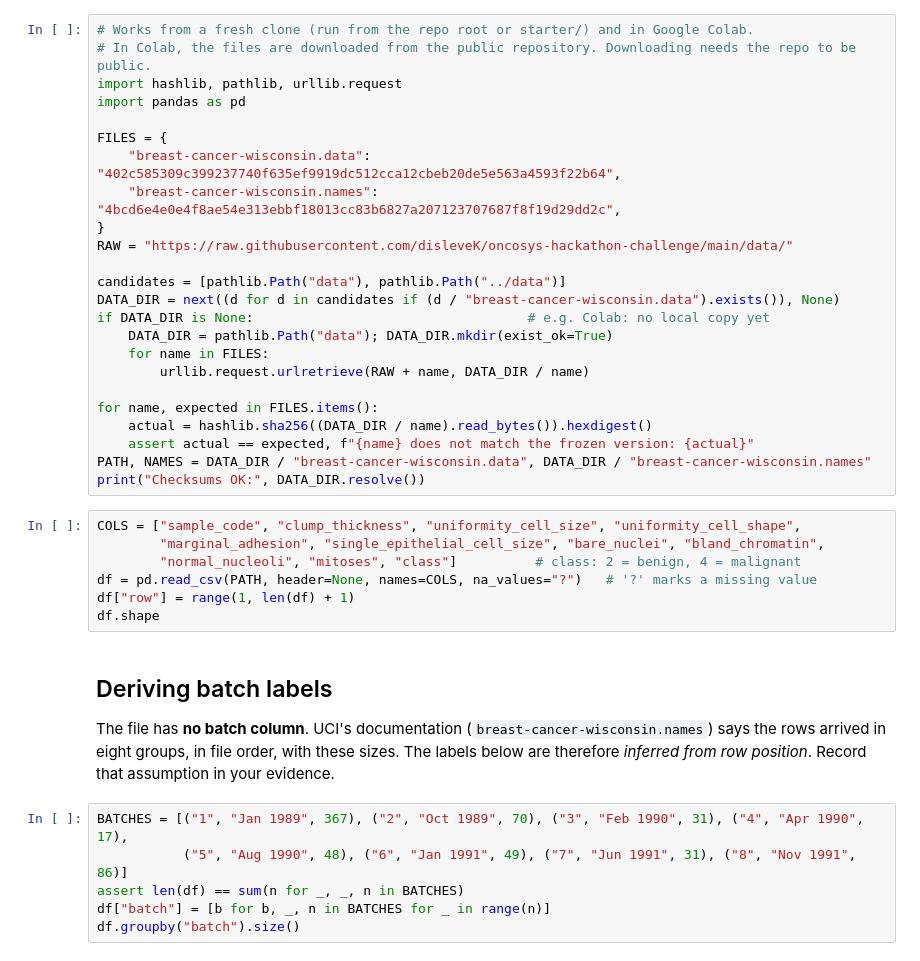
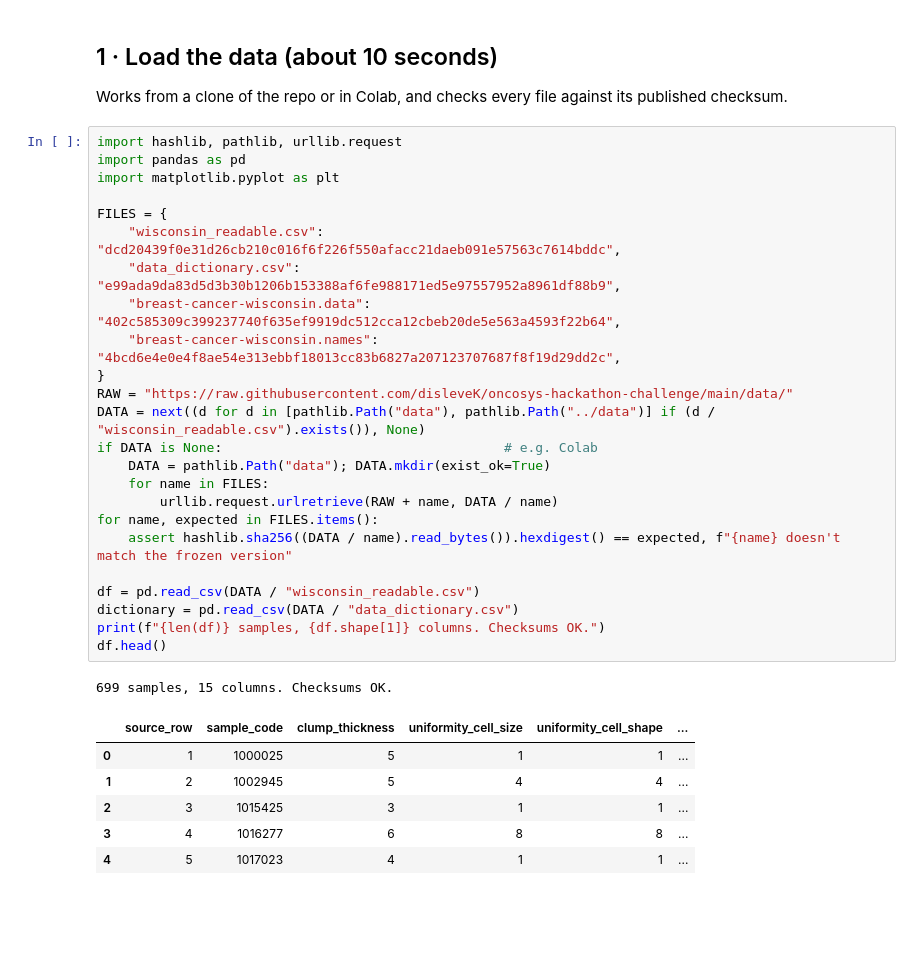
Before and after one commit to GiorgiKarazanashvili/BusyBeavers, a Jupyter notebook: starter/starter.ipynb, the cells around one changed output. Cells and saved outputs as stored; diff of their text form; blank space fills up the shorter version.

```diff
--- a/starter/starter.ipynb
+++ b/starter/starter.ipynb
@@ -9,41 +11,35 @@ This notebook only loads the frozen file and derives batch labels. The analysis
+# %% [markdown]
+## 1 · Load the data (about 10 seconds)
+Works from a clone of the repo or in Colab, and checks every file against its published checksum.
 # %%
-# Works from a fresh clone (run from the repo root or starter/) and in Google Colab.
-# In Colab, the files are downloaded from the public repository. Downloading needs the repo to be public.
 import hashlib, pathlib, urllib.request
 import pandas as pd
+import matplotlib.pyplot as plt
 
 FILES = {
+    "wisconsin_readable.csv":        "dcd20439f0e31d26cb210c016f6f226f550afacc21daeb091e57563c7614bddc",
+    "data_dictionary.csv":           "e99ada9da83d5d3b30b1206b153388af6fe988171ed5e97557952a8961df88b9",
     "breast-cancer-wisconsin.data":  "402c585309c399237740f635ef9919dc512cca12cbeb20de5e563a4593f22b64",
     "breast-cancer-wisconsin.names": "4bcd6e4e0e4f8ae54e313ebbf18013cc83b6827a207123707687f8f19d29dd2c",
 }
 RAW = "https://raw.githubusercontent.com/disleveK/oncosys-hackathon-challenge/main/data/"
+DATA = next((d for d in [pathlib.Path("data"), pathlib.Path("../data")] if (d / "wisconsin_readable.csv").exists()), None)
+if DATA is None:                                    # e.g. Colab
+    DATA = pathlib.Path("data"); DATA.mkdir(exist_ok=True)
+    for name in FILES:
+        urllib.request.urlretrieve(RAW + name, DATA / name)
+for name, expected in FILES.items():
+    assert hashlib.sha256((DATA / name).read_bytes()).hexdigest() == expected, f"{name} doesn't match the frozen version"
 
-candidates = [pathlib.Path("data"), pathlib.Path("../data")]
-DATA_DIR = next((d for d in candidates if (d / "breast-cancer-wisconsin.data").exists()), None)
-if DATA_DIR is None:                                   # e.g. Colab: no local copy yet
-    DATA_DIR = pathlib.Path("data"); DATA_DIR.mkdir(exist_ok=True)
-    for name in FILES:
-        urllib.request.urlretrieve(RAW + name, DATA_DIR / name)
-
-for name, expected in FILES.items():
-    actual = hashlib.sha256((DATA_DIR / name).read_bytes()).hexdigest()
-    assert actual == expected, f"{name} does not match the frozen version: {actual}"
-PATH, NAMES = DATA_DIR / "breast-cancer-wisconsin.data", DATA_DIR / "breast-cancer-wisconsin.names"
-print("Checksums OK:", DATA_DIR.resolve())
+df = pd.read_csv(DATA / "wisconsin_readable.csv")
+dictionary = pd.read_csv(DATA / "data_dictionary.csv")
+print(f"{len(df)} samples, {df.shape[1]} columns. Checksums OK.")
+df.head()
+# %% [output]
+699 samples, 15 columns. Checksums OK.
+|  | source_row | sample_code | clump_thickness | uniformity_cell_size | uniformity_cell_shape | ... |
+| 0 | 1 | 1000025 | 5 | 1 | 1 | ... |
+| 1 | 2 | 1002945 | 5 | 4 | 4 | ... |
+| 2 | 3 | 1015425 | 3 | 1 | 1 | ... |
+| 3 | 4 | 1016277 | 6 | 8 | 8 | ... |
+| 4 | 5 | 1017023 | 4 | 1 | 1 | ... |
-# %%
-COLS = ["sample_code", "clump_thickness", "uniformity_cell_size", "uniformity_cell_shape",
-        "marginal_adhesion", "single_epithelial_cell_size", "bare_nuclei", "bland_chromatin",
-        "normal_nucleoli", "mitoses", "class"]          # class: 2 = benign, 4 = malignant
-df = pd.read_csv(PATH, header=None, names=COLS, na_values="?")   # '?' marks a missing value
-df["row"] = range(1, len(df) + 1)
-df.shape
-# %% [markdown]
-## Deriving batch labels
-
-The file has **no batch column**. UCI's documentation (`breast-cancer-wisconsin.names`) says the rows arrived in eight groups, in file order, with these sizes. The labels below are therefore *inferred from row position*. Record that assumption in your evidence.
-# %%
-BATCHES = [("1", "Jan 1989", 367), ("2", "Oct 1989", 70), ("3", "Feb 1990", 31), ("4", "Apr 1990", 17),
-           ("5", "Aug 1990", 48), ("6", "Jan 1991", 49), ("7", "Jun 1991", 31), ("8", "Nov 1991", 86)]
-assert len(df) == sum(n for _, _, n in BATCHES)
-df["batch"] = [b for b, _, n in BATCHES for _ in range(n)]
-df.groupby("batch").size()
```
Also changed, not shown: parts of 10 cells of this notebook, 5 other files.
